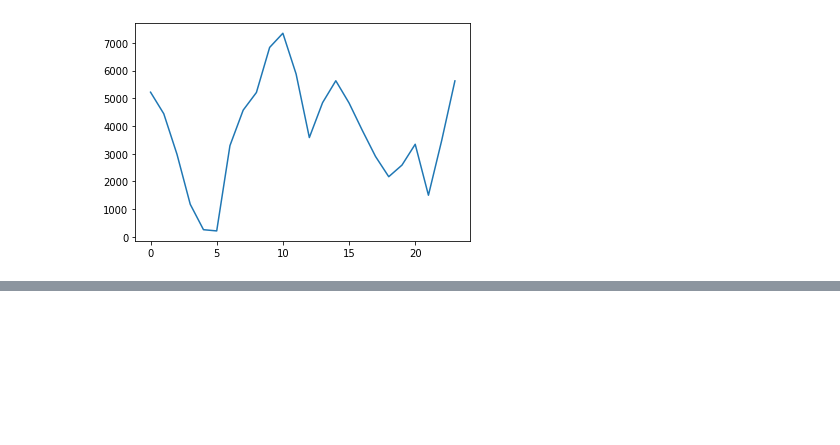
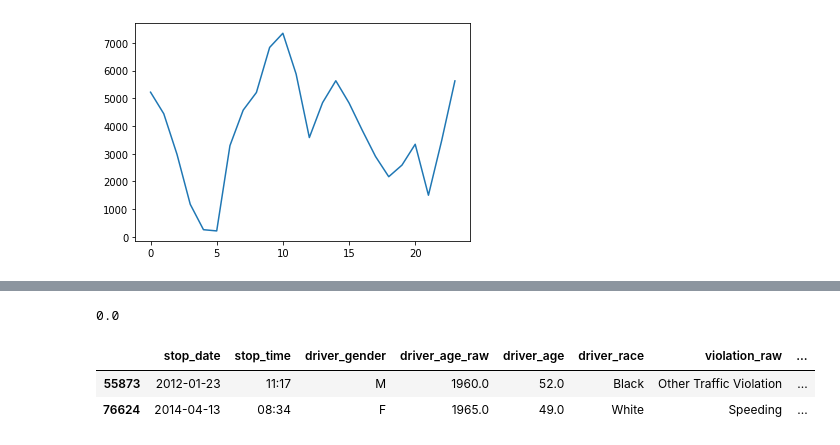
Before and after one commit to Jeffresh/pycon-2018-tutorial, a Jupyter notebook: mySolution.ipynb, the cells around one changed output, grey strips where cells are left out. Cells and saved outputs as stored; diff of their text form; code cells hidden in the pictures; blank space fills up the shorter version.

```diff
--- a/mySolution.ipynb
+++ b/mySolution.ipynb
@@ -256,0 +267,10 @@ night_stops = ri.stop_datetime.dt.hour.
+# %%
+ri[ri.stop_duration == '0-15 Min'].violation.isnull().mean()
+# %% [output]
+0.0
+# %%
+ri[(ri.stop_duration == '1')  | (ri.stop_duration == '2')]
+# %% [output]
+|  | stop_date | stop_time | driver_gender | driver_age_raw | driver_age | driver_race | violation_raw | ... |
+| 55873 | 2012-01-23 | 11:17 | M | 1960.0 | 52.0 | Black | Other Traffic Violation | ... |
+| 76624 | 2014-04-13 | 08:34 | F | 1965.0 | 49.0 | White | Speeding | ... |
```
Also changed, not shown: parts of 12 cells of this notebook.
